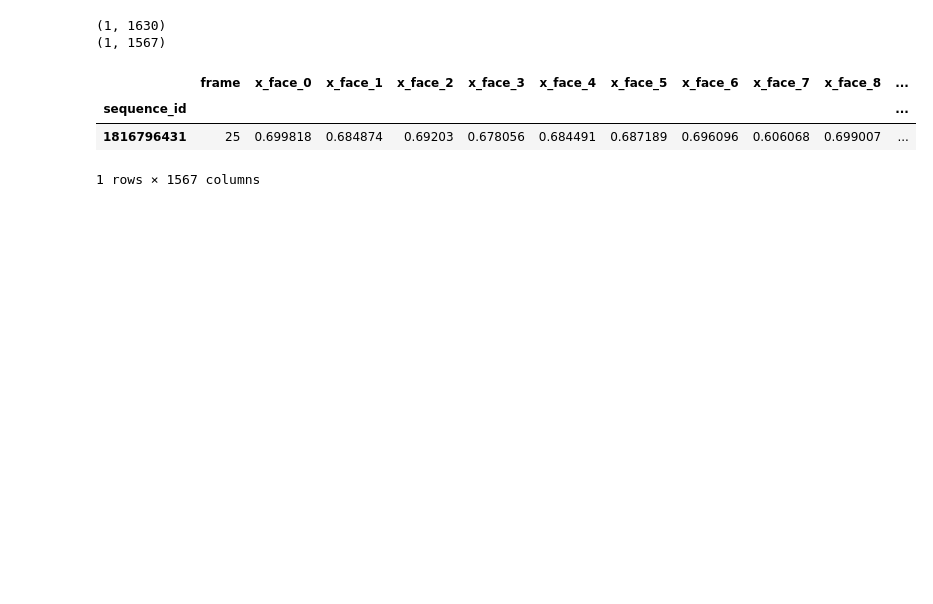
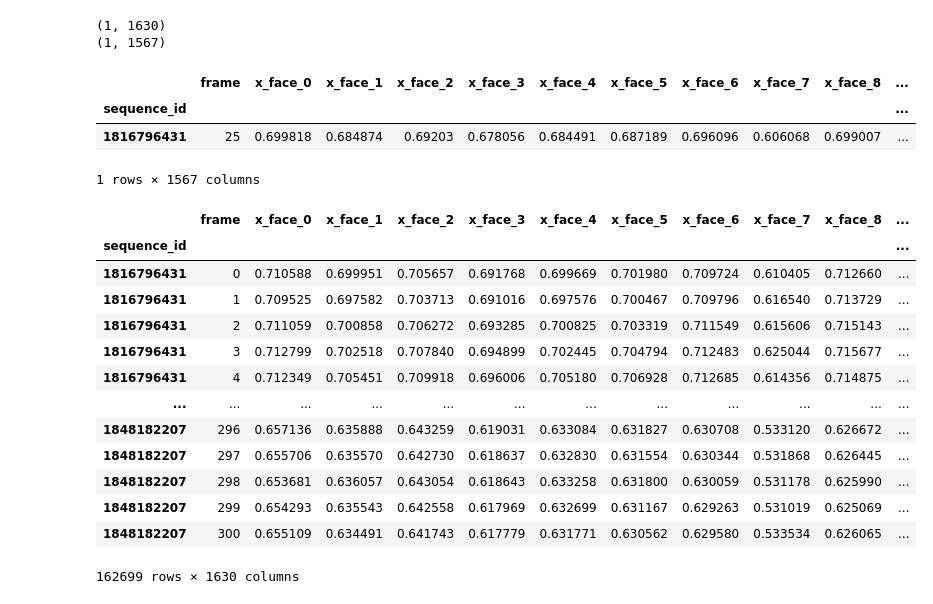
Before and after one commit to Nekoiii/Kaggle_notebook, a Jupyter notebook: sign-language-fingerspelling-recognition.ipynb, the cells around one changed output. Saved outputs shown, nothing was run; the diff lists cells and outputs as text; code cells hidden in the pictures; blank space fills up the shorter version.

```diff
--- a/sign-language-fingerspelling-recognition.ipynb
+++ b/sign-language-fingerspelling-recognition.ipynb
@@ -237,3 +295,20 @@ not_nan_col.head()
 | sequence_id |  |  |  |  |  |  |  |  |  |  | ... |
 | 1816796431 | 25 | 0.699818 | 0.684874 | 0.69203 | 0.678056 | 0.684491 | 0.687189 | 0.696096 | 0.606068 | 0.699007 | ... |
 1 rows × 1567 columns
+# %%
+example_landmark
+# %% [output]
+|  | frame | x_face_0 | x_face_1 | x_face_2 | x_face_3 | x_face_4 | x_face_5 | x_face_6 | x_face_7 | x_face_8 | ... |
+| sequence_id |  |  |  |  |  |  |  |  |  |  | ... |
+| 1816796431 | 0 | 0.710588 | 0.699951 | 0.705657 | 0.691768 | 0.699669 | 0.701980 | 0.709724 | 0.610405 | 0.712660 | ... |
+| 1816796431 | 1 | 0.709525 | 0.697582 | 0.703713 | 0.691016 | 0.697576 | 0.700467 | 0.709796 | 0.616540 | 0.713729 | ... |
+| 1816796431 | 2 | 0.711059 | 0.700858 | 0.706272 | 0.693285 | 0.700825 | 0.703319 | 0.711549 | 0.615606 | 0.715143 | ... |
+| 1816796431 | 3 | 0.712799 | 0.702518 | 0.707840 | 0.694899 | 0.702445 | 0.704794 | 0.712483 | 0.625044 | 0.715677 | ... |
+| 1816796431 | 4 | 0.712349 | 0.705451 | 0.709918 | 0.696006 | 0.705180 | 0.706928 | 0.712685 | 0.614356 | 0.714875 | ... |
+| ... | ... | ... | ... | ... | ... | ... | ... | ... | ... | ... | ... |
+| 1848182207 | 296 | 0.657136 | 0.635888 | 0.643259 | 0.619031 | 0.633084 | 0.631827 | 0.630708 | 0.533120 | 0.626672 | ... |
+| 1848182207 | 297 | 0.655706 | 0.635570 | 0.642730 | 0.618637 | 0.632830 | 0.631554 | 0.630344 | 0.531868 | 0.626445 | ... |
+| 1848182207 | 298 | 0.653681 | 0.636057 | 0.643054 | 0.618643 | 0.633258 | 0.631800 | 0.630059 | 0.531178 | 0.625990 | ... |
+| 1848182207 | 299 | 0.654293 | 0.635543 | 0.642558 | 0.617969 | 0.632699 | 0.631167 | 0.629263 | 0.531019 | 0.625069 | ... |
+| 1848182207 | 300 | 0.655109 | 0.634491 | 0.641743 | 0.617779 | 0.631771 | 0.630562 | 0.629580 | 0.533534 | 0.626065 | ... |
+162699 rows × 1630 columns
```
Also changed, not shown: parts of 11 cells of this notebook.
